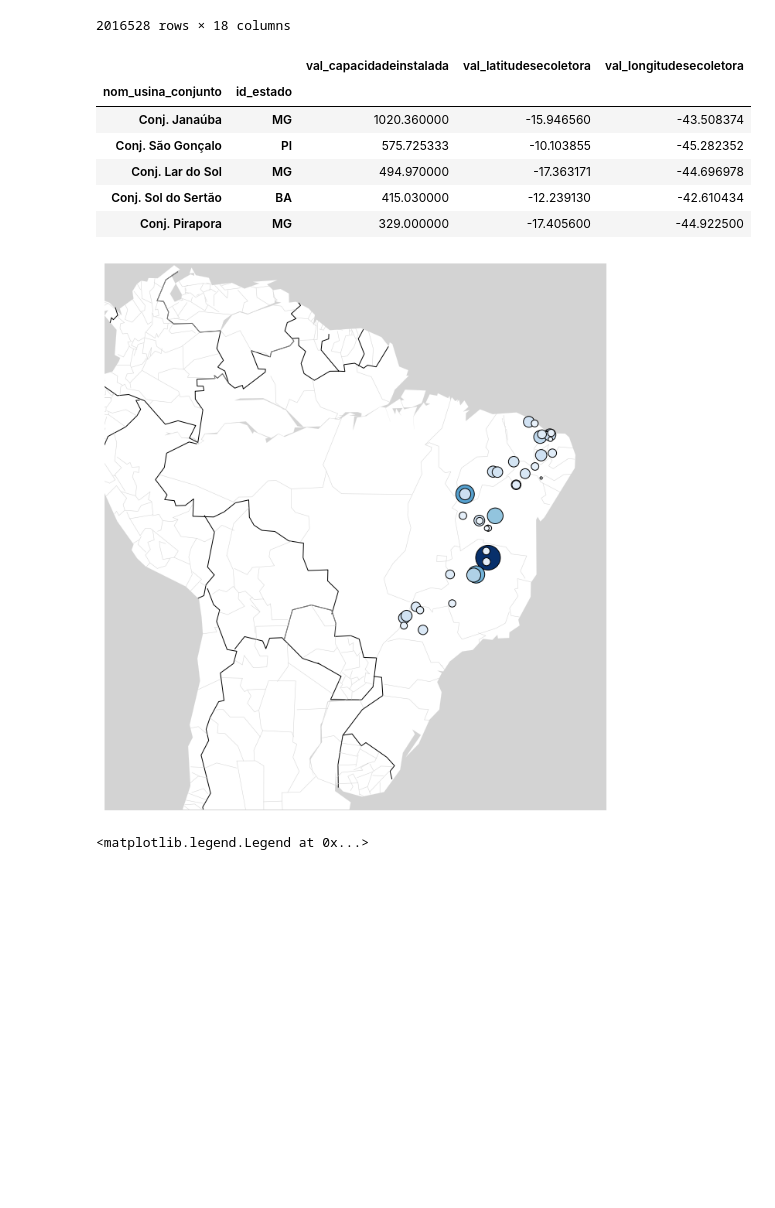
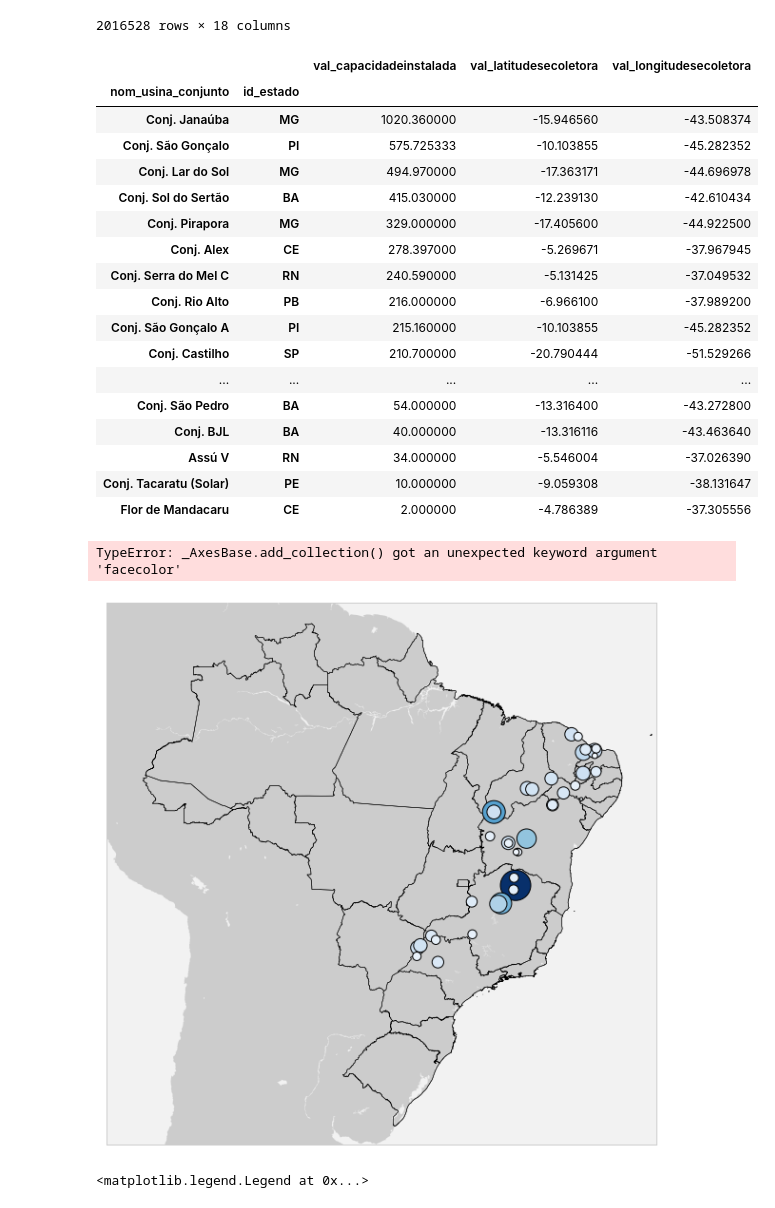
Before and after one commit to La1ra1/Gestao_energetica_trabalhos, a Jupyter notebook: Seminário 2/figuras_geracao_pv.ipynb, the cells around one changed output. Cells and saved outputs as stored; diff of their text form; code cells hidden in the pictures; blank space fills up the shorter version.

```diff
--- a/Seminário 2/figuras_geracao_pv.ipynb
+++ b/Seminário 2/figuras_geracao_pv.ipynb
@@ -41,50 +43,62 @@ main_df
 # %%
 group_by_usina = main_df.query('nom_tipousina=="Solar"').groupby(['nom_usina_conjunto', 'id_estado']).agg({'val_capacidadeinstalada':'last', 'val_latitudesecoletora':'last', 'val_longitudesecoletora':'last'}).sort_values(by='val_capacidadeinstalada',ascending=False)
 # %%
-group_by_usina.dropna().head()
+group_by_usina.dropna()
 # %% [output]
 |  |  | val_capacidadeinstalada | val_latitudesecoletora | val_longitudesecoletora |
 | nom_usina_conjunto | id_estado |  |  |  |
 | Conj. Janaúba | MG | 1020.360000 | -15.946560 | -43.508374 |
 | Conj. São Gonçalo | PI | 575.725333 | -10.103855 | -45.282352 |
 | Conj. Lar do Sol | MG | 494.970000 | -17.363171 | -44.696978 |
 | Conj. Sol do Sertão | BA | 415.030000 | -12.239130 | -42.610434 |
 | Conj. Pirapora | MG | 329.000000 | -17.405600 | -44.922500 |
+| Conj. Alex | CE | 278.397000 | -5.269671 | -37.967945 |
+| Conj. Serra do Mel C | RN | 240.590000 | -5.131425 | -37.049532 |
+| Conj. Rio Alto | PB | 216.000000 | -6.966100 | -37.989200 |
+| Conj. São Gonçalo A | PI | 215.160000 | -10.103855 | -45.282352 |
+| Conj. Castilho | SP | 210.700000 | -20.790444 | -51.529266 |
+| ... | ... | ... | ... | ... |
+| Conj. São Pedro | BA | 54.000000 | -13.316400 | -43.272800 |
+| Conj. BJL | BA | 40.000000 | -13.316116 | -43.463640 |
+| Assú V | RN | 34.000000 | -5.546004 | -37.026390 |
+| Conj. Tacaratu (Solar) | PE | 10.000000 | -9.059308 | -38.131647 |
+| Flor de Mandacaru | CE | 2.000000 | -4.786389 | -37.305556 |
 # %%
 lon = group_by_usina.dropna()['val_longitudesecoletora'].values
 lat = group_by_usina.dropna()['val_latitudesecoletora'].values
 values = group_by_usina.dropna()['val_capacidadeinstalada'].values
-# %%
-#lat = df['latd'].values
-#lon = df['longt'].values
-#values = df['Salary'].values
-
-font_color = '#525252'
-hfont = {'fontname':'Calibri'}
-line_color = '#d3d3d3'
-title = 'Average IT salaries in US cities'
-label_name = 'USD thousand per year'
-
-fig = plt.figure(figsize=(20,13))
-
-m = Basemap(llcrnrlon=-79.446328, llcrnrlat=-35.243256,
-            urcrnrlon= -30.659516,urcrnrlat= 10.559495,
-            projection='lcc',
-            lat_1=5,lat_2=2,lon_0=-100)
-
-m.drawcoastlines(color=line_color, linewidth=0.1)
-m.drawcountries(color='black', linewidth=1)
-m.drawstates(color=line_color)
-m.drawmapboundary(color=line_color, fill_color=line_color, zorder=0)
-m.fillcontinents(color='w',lake_color=line_color, zorder=1)
-
-x, y = m(lon, lat)
-m.scatter(x, y, s=values, c=values, zorder=10, cmap='Blues', linewidths=1, edgecolor='black', )
-
-
-plt.show()
-# %% [output]
-[figure, removed]
+# %%
+fig, ax = plt.subplots()
+
+m = Basemap(projection='merc', llcrnrlat=-35, urcrnrlat=7,
+            llcrnrlon=-77, urcrnrlon=-32, resolution='i')
+m.ax = ax
+line_color = '#cccccc'
+wather_color = '#f2f2f2'
+
+m.drawcoastlines(color=line_color, linewidth=0.1)
+m.fillcontinents(color=line_color,lake_color=wather_color, zorder=1)
+m.drawmapboundary(color=line_color, fill_color=wather_color, zorder=0)
+
+fig.set_size_inches(18.5, 10.5)
+
+m.readshapefile('brasil\\gadm41_BRA_1', 'estados')
+
+m.readshapefile('brasil\\gadm41_BRA_0', 'pais')
+
+x, y = m(lon, lat)
+m.scatter(x, y, s=values, c=values, zorder=10, cmap='Blues', linewidths=1, edgecolor='black', )
+
+pol = Polygon(m.pais[0])
+
+
+
+ax.add_collection(pol, facecolor="red")
+
+plt.savefig('MAPA.svg')
+# %% [output]
+TypeError: _AxesBase.add_collection() got an unexpected keyword argument 'facecolor'
+[figure, added]
 # %%
 group_by_usina.groupby(by='id_subsistema').agg({'val_capacidadeinstalada':'sum'}).plot( kind='bar', label='id_subsistema', ylabel='Capacidade Instalada (MW)')
 plt.tick_params(axis='x',rotation=0)
```
Also changed, not shown: parts of 1 cell of this notebook, 11 other files.
